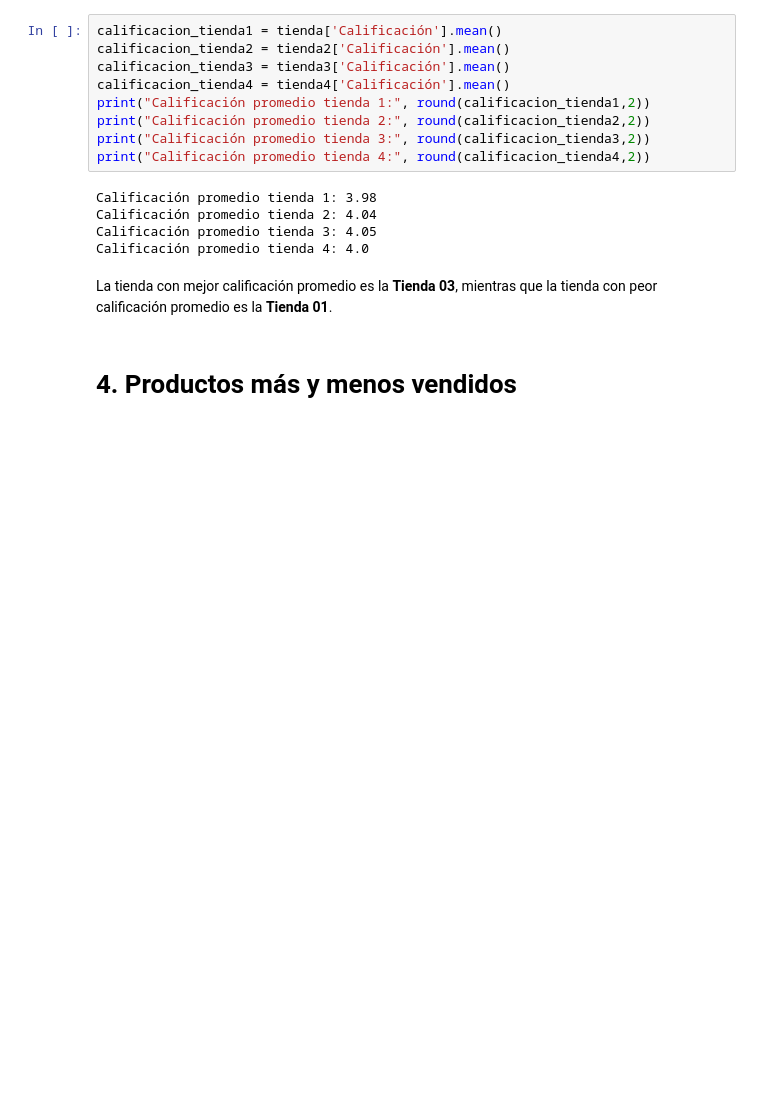
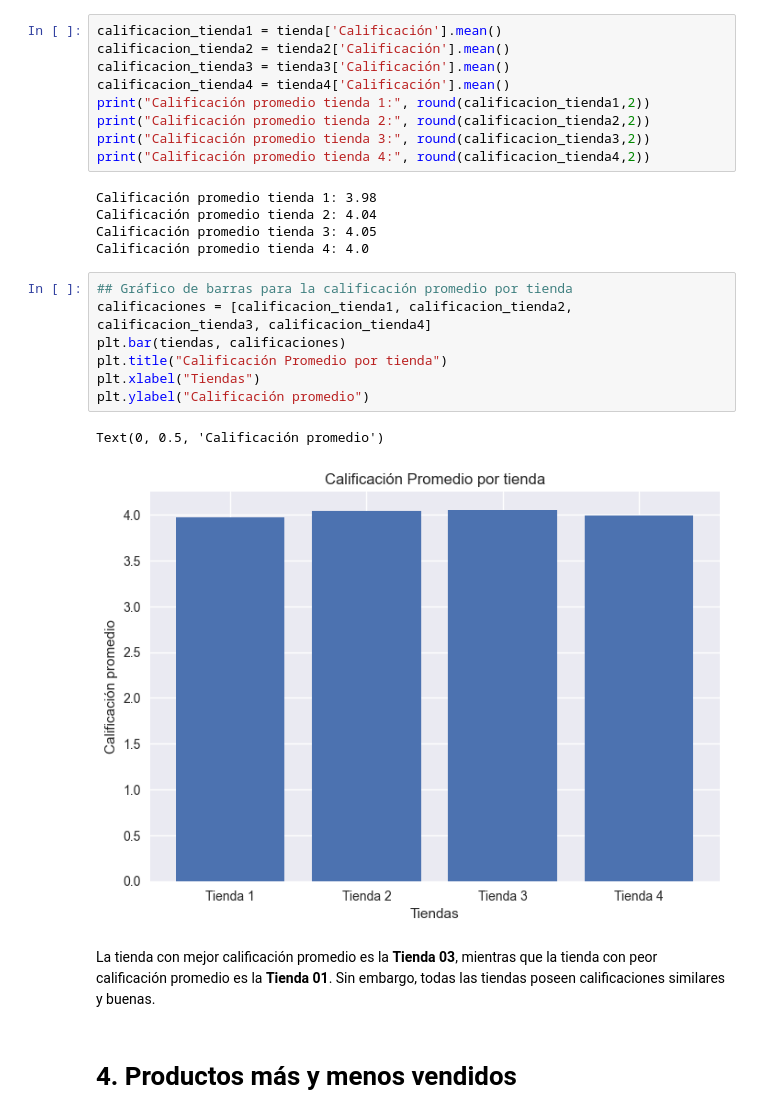
Before and after one commit to aaizaguirre/alura_store, a Jupyter notebook: alura_store_latam.ipynb, the cells around one changed output. Saved outputs shown, nothing was run; the diff lists cells and outputs as text; blank space fills up the shorter version.

```diff
--- a/alura_store_latam.ipynb
+++ b/alura_store_latam.ipynb
@@ -90,8 +114,18 @@ Calificación promedio tienda 1: 3.98
 Calificación promedio tienda 2: 4.04
 Calificación promedio tienda 3: 4.05
 Calificación promedio tienda 4: 4.0
+# %%
+## Gráfico de barras para la calificación promedio por tienda
+calificaciones = [calificacion_tienda1, calificacion_tienda2, calificacion_tienda3, calificacion_tienda4]
+plt.bar(tiendas, calificaciones)
+plt.title("Calificación Promedio por tienda")
+plt.xlabel("Tiendas")
+plt.ylabel("Calificación promedio")
+# %% [output]
+Text(0, 0.5, 'Calificación promedio')
+[figure, added]
 # %% [markdown]
-La tienda con mejor calificación promedio es la **Tienda 03**, mientras que la tienda con peor calificación promedio es la **Tienda 01**.
+La tienda con mejor calificación promedio es la **Tienda 03**, mientras que la tienda con peor calificación promedio es la **Tienda 01**. Sin embargo, todas las tiendas poseen calificaciones similares y buenas.
 # %% [markdown]
 # 4. Productos más y menos vendidos
 # %%
```
Also changed, not shown: parts of 5 cells of this notebook.
